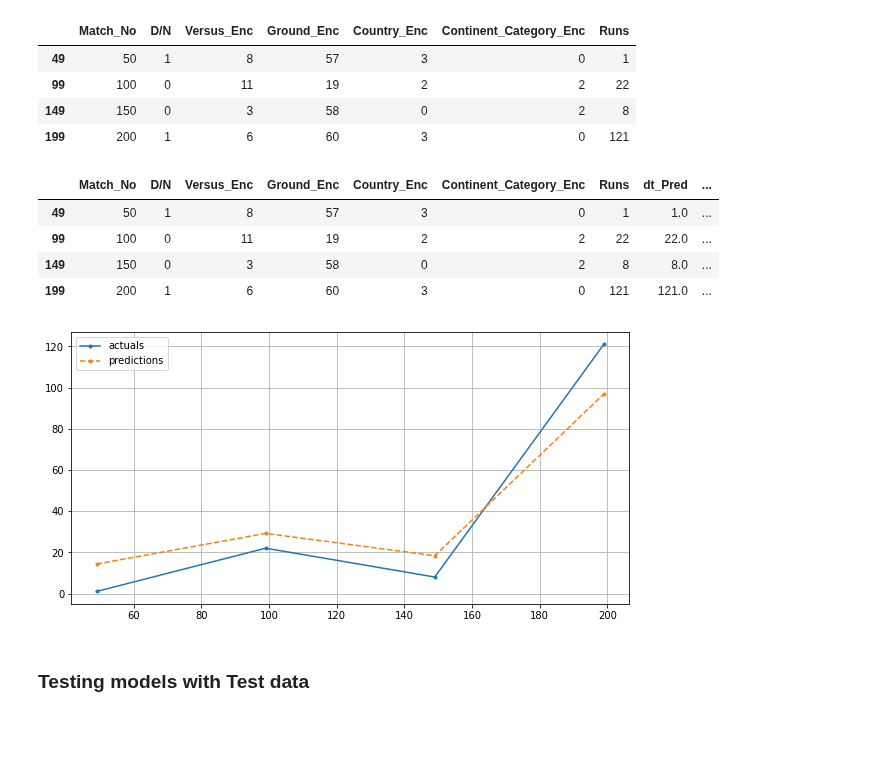
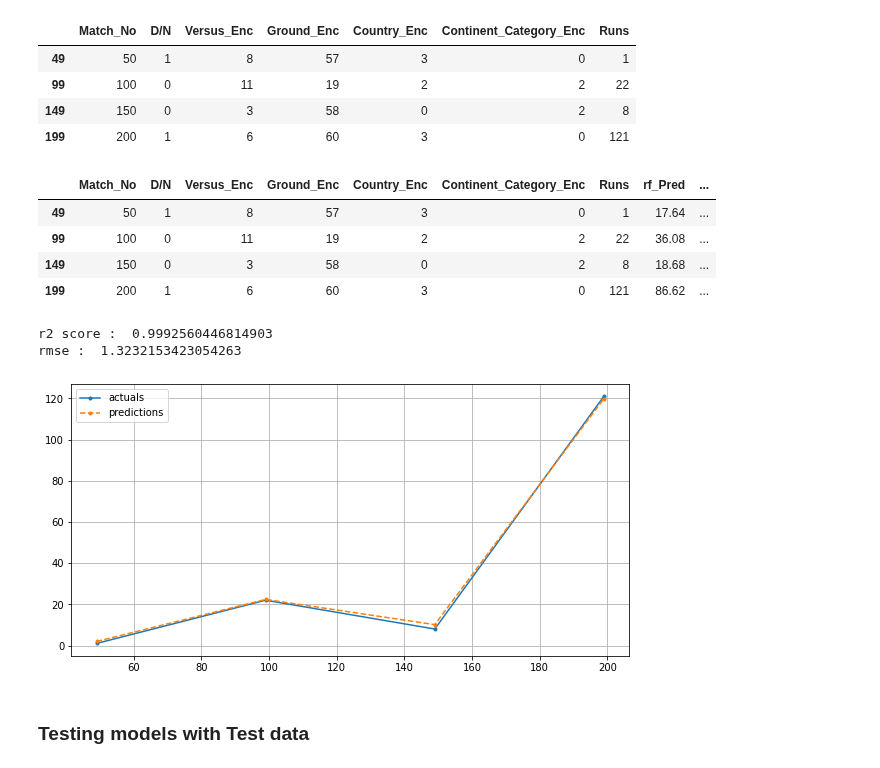
Before and after one commit to SharanDHONI/Virat-Kohli-ODI-Analysis, a Jupyter notebook: ODI Anlaysis.ipynb, the cells around one changed output. Cells and saved outputs as stored; diff of their text form; code cells hidden in the pictures; blank space fills up the shorter version.

```diff
--- a/ODI Anlaysis.ipynb
+++ b/ODI Anlaysis.ipynb
@@ -829,26 +880,30 @@ train_test
 x_test = train_test.copy()
 x_test.drop('Runs',axis=1,inplace=True)
 # %%
-rf.fit(x,y)
-final = rf.predict(x_test)
-train_test['rf_Pred'] = final
+xgb.fit(x,y)
+final = xgb.predict(x_test)
+train_test['xgb_Pred'] = final
 # %%
 train_test
 # %% [output]
-|  | Match_No | D/N | Versus_Enc | Ground_Enc | Country_Enc | Continent_Category_Enc | Runs | dt_Pred | ... |
-| 49 | 50 | 1 | 8 | 57 | 3 | 0 | 1 | 1.0 | ... |
-| 99 | 100 | 0 | 11 | 19 | 2 | 2 | 22 | 22.0 | ... |
-| 149 | 150 | 0 | 3 | 58 | 0 | 2 | 8 | 8.0 | ... |
-| 199 | 200 | 1 | 6 | 60 | 3 | 0 | 121 | 121.0 | ... |
+|  | Match_No | D/N | Versus_Enc | Ground_Enc | Country_Enc | Continent_Category_Enc | Runs | rf_Pred | ... |
+| 49 | 50 | 1 | 8 | 57 | 3 | 0 | 1 | 17.64 | ... |
+| 99 | 100 | 0 | 11 | 19 | 2 | 2 | 22 | 36.08 | ... |
+| 149 | 150 | 0 | 3 | 58 | 0 | 2 | 8 | 18.68 | ... |
+| 199 | 200 | 1 | 6 | 60 | 3 | 0 | 121 | 86.62 | ... |
 # %%
 plt.figure(figsize=(10,5))
 plt.plot(train_test.index , train_test.Runs,marker='.',label='actuals')
-plt.plot(train_test.index , train_test.rf_Pred,marker='.',label='predictions',linestyle='--')
+plt.plot(train_test.index , train_test.xgb_Pred,marker='.',label='predictions',linestyle='--')
+print('r2 score : ',r2_score(train_test.Runs,train_test.xgb_Pred))
+print('rmse : ',np.sqrt(mean_squared_error(train_test.Runs,train_test.xgb_Pred)))
 plt.grid()
 plt.legend()
 plt.show()
 # %% [output]
+r2 score :  0.9992560446814903
+rmse :  1.3232153423054263
-[figure, old version]
+[figure, new version]
 # %% [markdown]
 ### Testing models with Test data
 # %%
```
Also changed, not shown: parts of 16 cells of this notebook.
